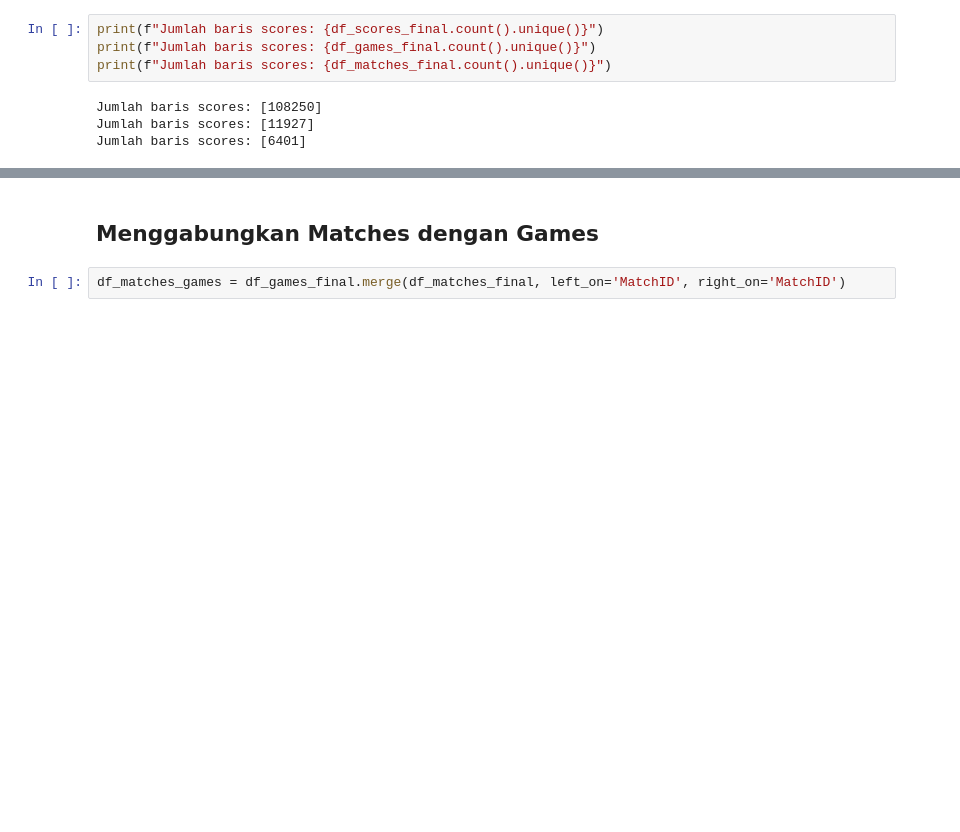
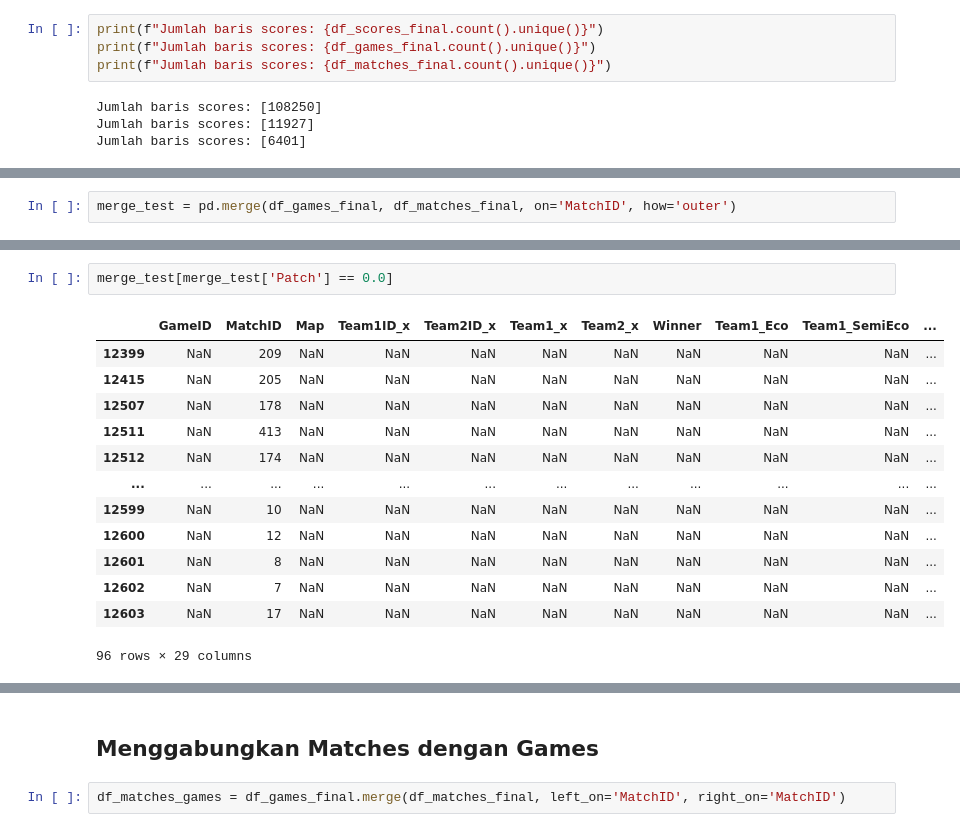
Before and after one commit to michaelsinanta/tk-kasdad, a Jupyter notebook: preprocessing.ipynb, the cells around one changed output, grey strips where cells are left out. Cells and saved outputs as stored; diff of their text form; blank space fills up the shorter version.

```diff
--- a/preprocessing.ipynb
+++ b/preprocessing.ipynb
@@ -507,0 +503,2 @@ df_games_scores.to_csv('dataset final/games_scores.csv', index=False)
+# %%
+merge_test = pd.merge(df_games_final, df_matches_final, on='MatchID', how='outer')
@@ -507,0 +535,16 @@ df_games_scores.to_csv('dataset final/games_scores.csv', index=False)
+# %%
+merge_test[merge_test['Patch'] == 0.0]
+# %% [output]
+|  | GameID | MatchID | Map | Team1ID_x | Team2ID_x | Team1_x | Team2_x | Winner | Team1_Eco | Team1_SemiEco | ... |
+| 12399 | NaN | 209 | NaN | NaN | NaN | NaN | NaN | NaN | NaN | NaN | ... |
+| 12415 | NaN | 205 | NaN | NaN | NaN | NaN | NaN | NaN | NaN | NaN | ... |
+| 12507 | NaN | 178 | NaN | NaN | NaN | NaN | NaN | NaN | NaN | NaN | ... |
+| 12511 | NaN | 413 | NaN | NaN | NaN | NaN | NaN | NaN | NaN | NaN | ... |
+| 12512 | NaN | 174 | NaN | NaN | NaN | NaN | NaN | NaN | NaN | NaN | ... |
+| ... | ... | ... | ... | ... | ... | ... | ... | ... | ... | ... | ... |
+| 12599 | NaN | 10 | NaN | NaN | NaN | NaN | NaN | NaN | NaN | NaN | ... |
+| 12600 | NaN | 12 | NaN | NaN | NaN | NaN | NaN | NaN | NaN | NaN | ... |
+| 12601 | NaN | 8 | NaN | NaN | NaN | NaN | NaN | NaN | NaN | NaN | ... |
+| 12602 | NaN | 7 | NaN | NaN | NaN | NaN | NaN | NaN | NaN | NaN | ... |
+| 12603 | NaN | 17 | NaN | NaN | NaN | NaN | NaN | NaN | NaN | NaN | ... |
+96 rows × 29 columns
```
Also changed, not shown: parts of 16 cells of this notebook, 5 other files.
